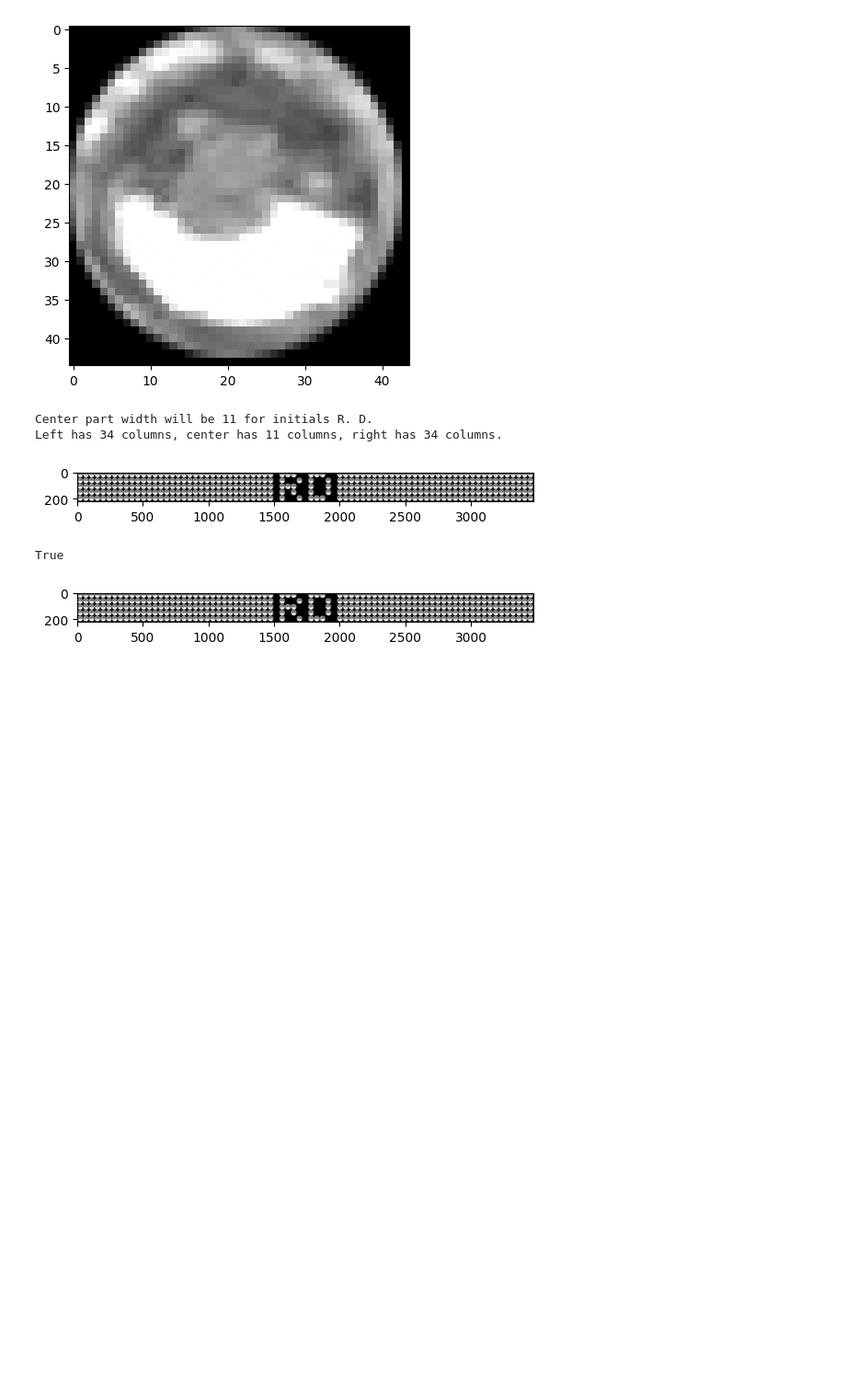
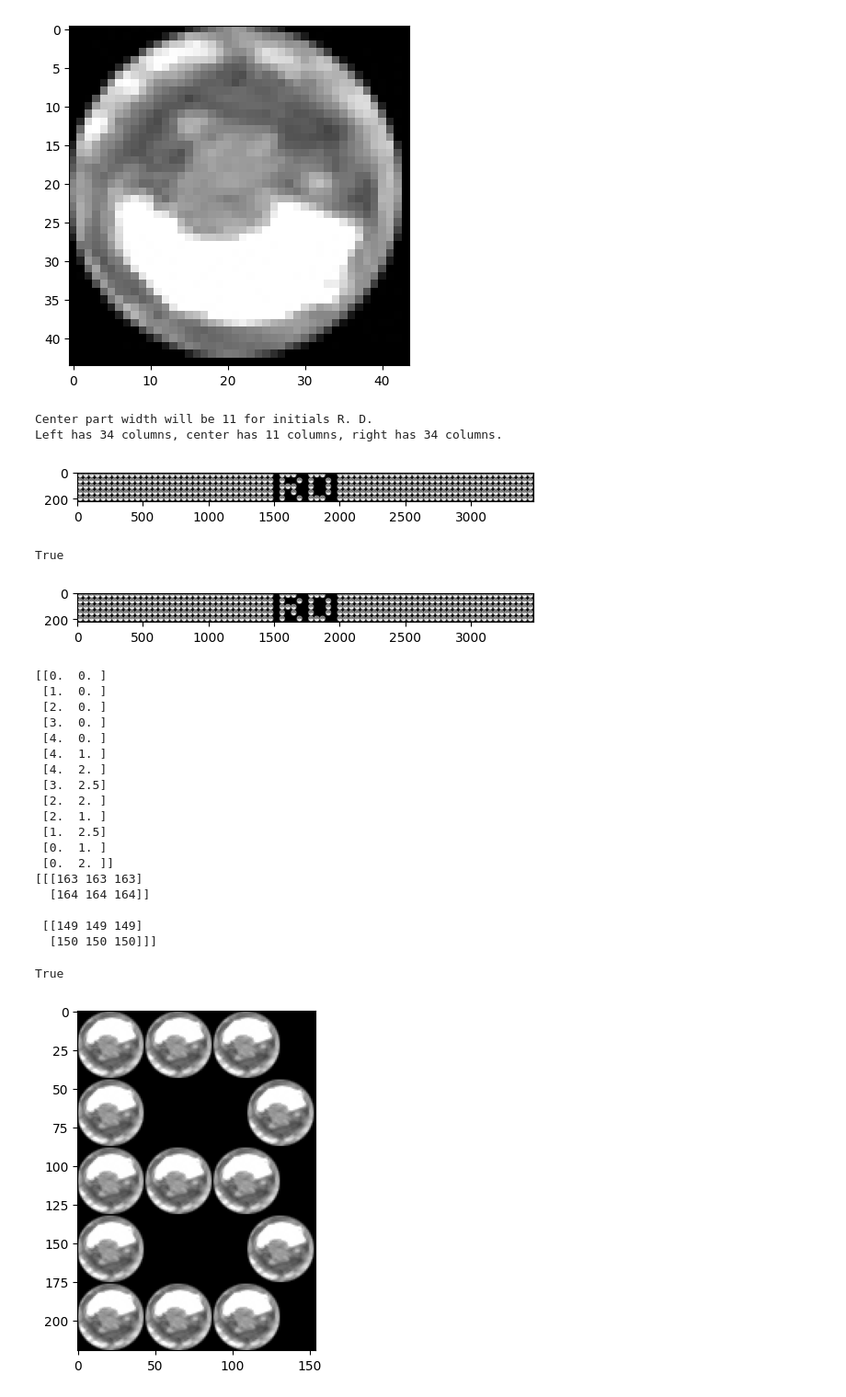
Before and after one commit to baeldin/strass_preview_generator, a Jupyter notebook: strass_band_generator.ipynb, the cells around one changed output. Shown at 92% size. Drawn from its saved outputs; the diff is of its cells as text; code cells hidden in the pictures; blank space fills up the shorter version.

Commit message:
Add off-grid stone placement for letters and test with A, B, C

```diff
--- a/strass_band_generator.ipynb
+++ b/strass_band_generator.ipynb
@@ -340,7 +340,7 @@ y_size, x_size, _ = img.shape
 alpha = np.zeros((y_size, x_size))
 for yy in range(y_size):
   for xx in range(x_size):
-    alpha[yy, xx] = 0 if img[yy, xx, :].sum() < 20. else 255
+    alpha[yy, xx] = 0 if img[yy, xx, :].sum() < 80. else 255
 
 rgba[:,:,3] = alpha
 plt.imshow(img)
@@ -348,3 +348,52 @@ cv2.imwrite("transparency_test.png", rgba)
 # %% [output]
 True
 [figure]
+# %%
+pi = 3.1415926
+letters2 = {
+    'A': np.array([[0., 0.], [1., 0.5], [2., 1.], [3., 1.5], [4., 2.], [3., 2.5], [2., 3.],
+                    [1., 3.5], [0., 4.], [1., 1.5], [1., 2.5]]),
+    'B': np.array([[0., 0.], [1., 0.], [2., 0.], [3., 0.], [4., 0.], [4., 1.], [4., 2.],
+                   [3., 2.5], [2., 2.], [2., 1.], [1., 2.5], [0., 1.], [0., 2.]]),
+    'C': np.array([[2. * np.sin(x) + 2., 2. * np.cos(x) + 2.] for x in np.arange(0.3 * pi, 1.71*pi, 1.4/8.*pi)])
+}
+
+
+draw = 'B'
+print(letters2[draw])
+dimy = 5 * 44 #int(np.ceil(44 * (1 + letters2[draw][:,0].max()) - np.floor(letters2[draw][:,0].min())))
+dimx = int(np.ceil(44 * (1 + letters2[draw][:,1].max()) - np.floor(letters2[draw][:,1].min())))
+
+new_img = np.zeros((dimy, dimx, 3), dtype=int)
+print(strass_img_list[1][20:22, 20:22,:])
+for dot in range(letters2[draw].shape[0]):
+  doty, dotx = letters2[draw][dot, :]
+  for xx in range(44):
+    for yy in range(44):
+      #print(int(44 * doty + xx), int(44 * dotx + xx))
+      new_img[int(44 * doty + yy), int(44 * dotx + xx), :] += strass_img_list[1][yy, xx, 0]
+
+new_img = np.flip(new_img, axis=0)
+plt.imshow(new_img)
+cv2.imwrite(draw+".png", new_img)
+# %% [output]
+[[0.  0. ]
+ [1.  0. ]
+ [2.  0. ]
+ [3.  0. ]
+ [4.  0. ]
+ [4.  1. ]
+ [4.  2. ]
+ [3.  2.5]
+ [2.  2. ]
+ [2.  1. ]
+ [1.  2.5]
+ [0.  1. ]
+ [0.  2. ]]
+[[[163 163 163]
+  [164 164 164]]
+
+ [[149 149 149]
+  [150 150 150]]]
+True
+[figure, added]
```
